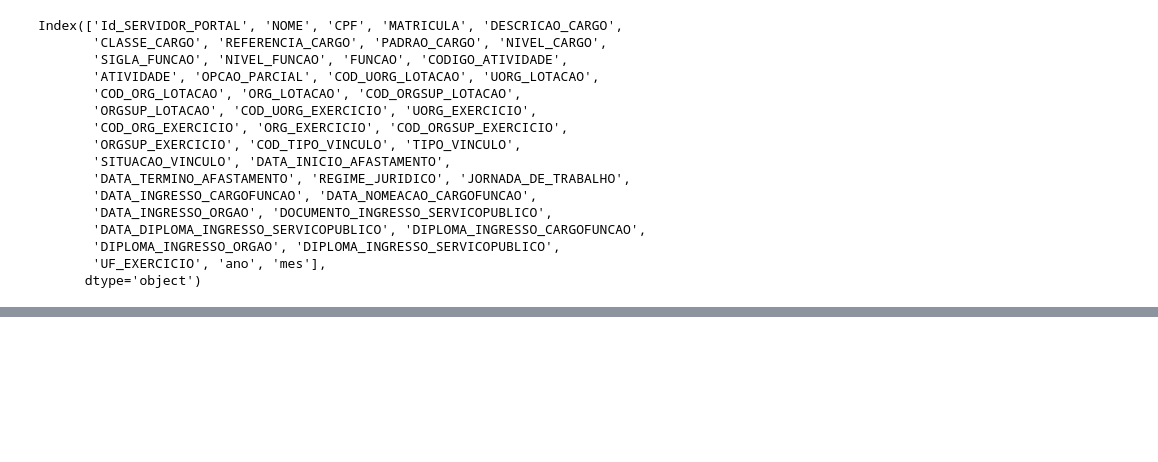
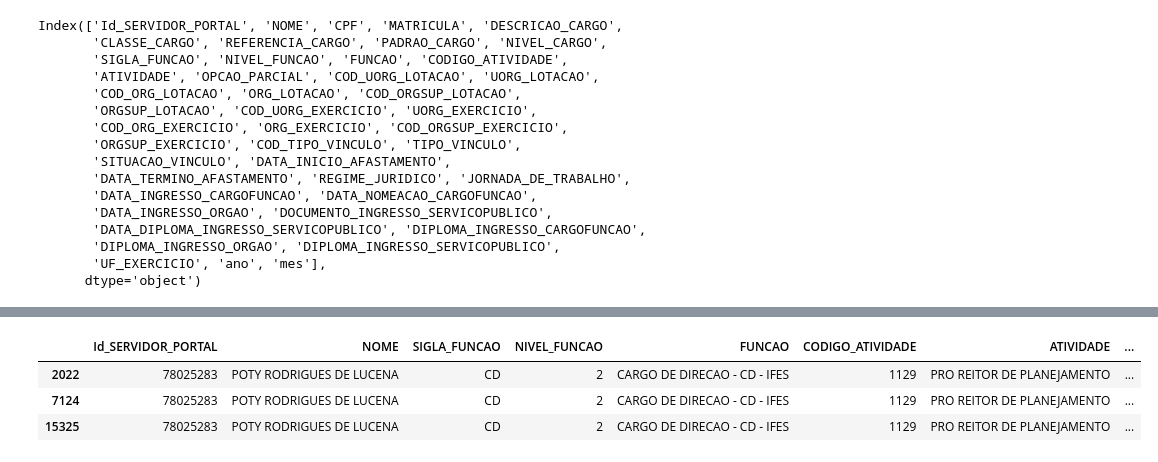
Before and after one commit to joaovaljoao/servidores-federais, a Jupyter notebook: notebooks/testes_transformacoes.ipynb, the cells around one changed output, grey strips where cells are left out. Saved outputs shown, nothing was run; the diff lists cells and outputs as text; code cells hidden in the pictures; blank space fills up the shorter version.

```diff
--- a/notebooks/testes_transformacoes.ipynb
+++ b/notebooks/testes_transformacoes.ipynb
@@ -113,5 +135,5 @@ Index(['Id_SERVIDOR_PORTAL', 'NOME', 'CPF', 'MATRICULA', 'DESCRICAO_CARGO',
        'UF_EXERCICIO', 'ano', 'mes'],
       dtype='object')
 # %%
-df_funcao[['Id_SERVIDOR_PORTAL', 'NOME','SIGLA_FUNCAO', 'NIVEL_FUNCAO', 'FUNCAO', 'CODIGO_ATIVIDADE',
+df_funcao = df_funcao[['Id_SERVIDOR_PORTAL', 'NOME','SIGLA_FUNCAO', 'NIVEL_FUNCAO', 'FUNCAO', 'CODIGO_ATIVIDADE',
        'ATIVIDADE', 'OPCAO_PARCIAL','DATA_INGRESSO_CARGOFUNCAO','ano', 'mes']]
@@ -131,0 +140,7 @@ df_funcao[['Id_SERVIDOR_PORTAL', 'NOME','SIGLA_FUNCAO', 'NIVEL_FUNCAO', 'FUNCAO'
+# %%
+df_funcao[df_funcao['NOME']=='POTY RODRIGUES DE LUCENA']
+# %% [output]
+|  | Id_SERVIDOR_PORTAL | NOME | SIGLA_FUNCAO | NIVEL_FUNCAO | FUNCAO | CODIGO_ATIVIDADE | ATIVIDADE | ... |
+| 2022 | 78025283 | POTY RODRIGUES DE LUCENA | CD | 2 | CARGO DE DIRECAO - CD - IFES | 1129 | PRO REITOR DE PLANEJAMENTO | ... |
+| 7124 | 78025283 | POTY RODRIGUES DE LUCENA | CD | 2 | CARGO DE DIRECAO - CD - IFES | 1129 | PRO REITOR DE PLANEJAMENTO | ... |
+| 15325 | 78025283 | POTY RODRIGUES DE LUCENA | CD | 2 | CARGO DE DIRECAO - CD - IFES | 1129 | PRO REITOR DE PLANEJAMENTO | ... |
```
Also changed, not shown: parts of 13 cells of this notebook, 4 other files.
